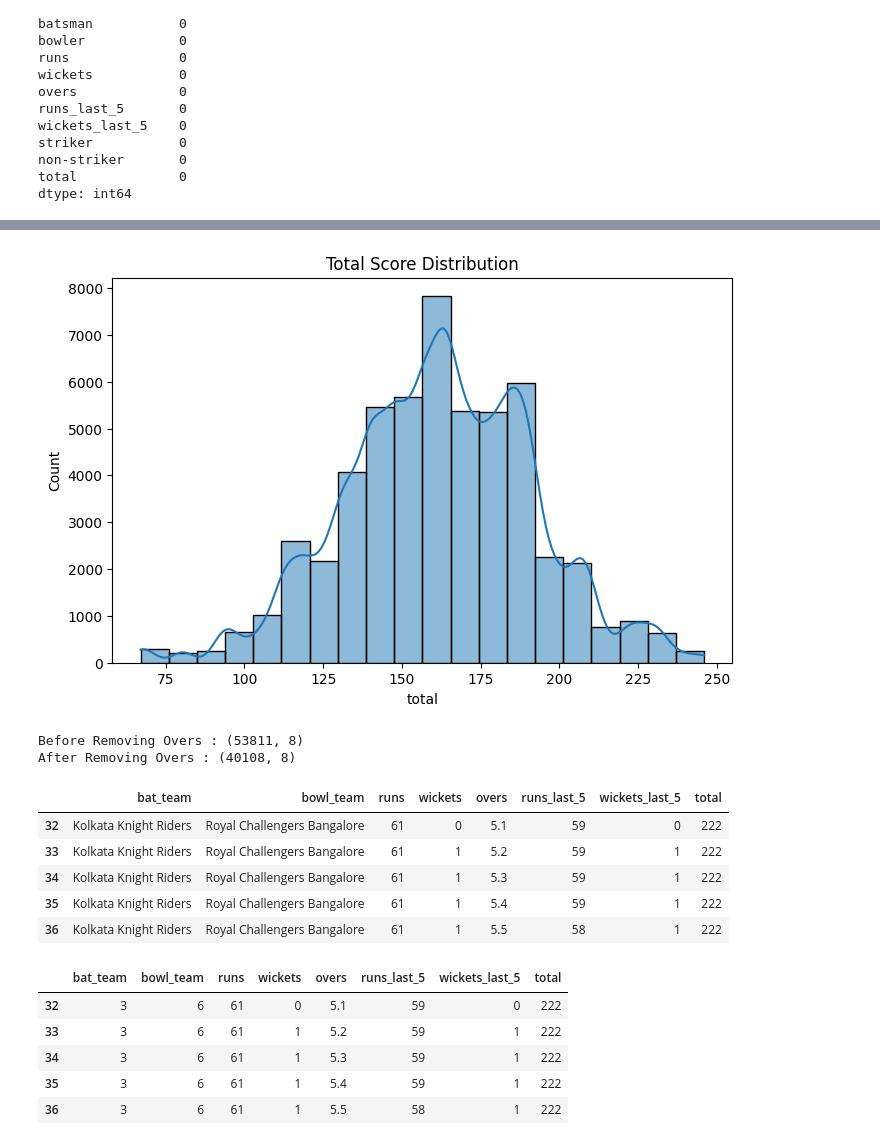
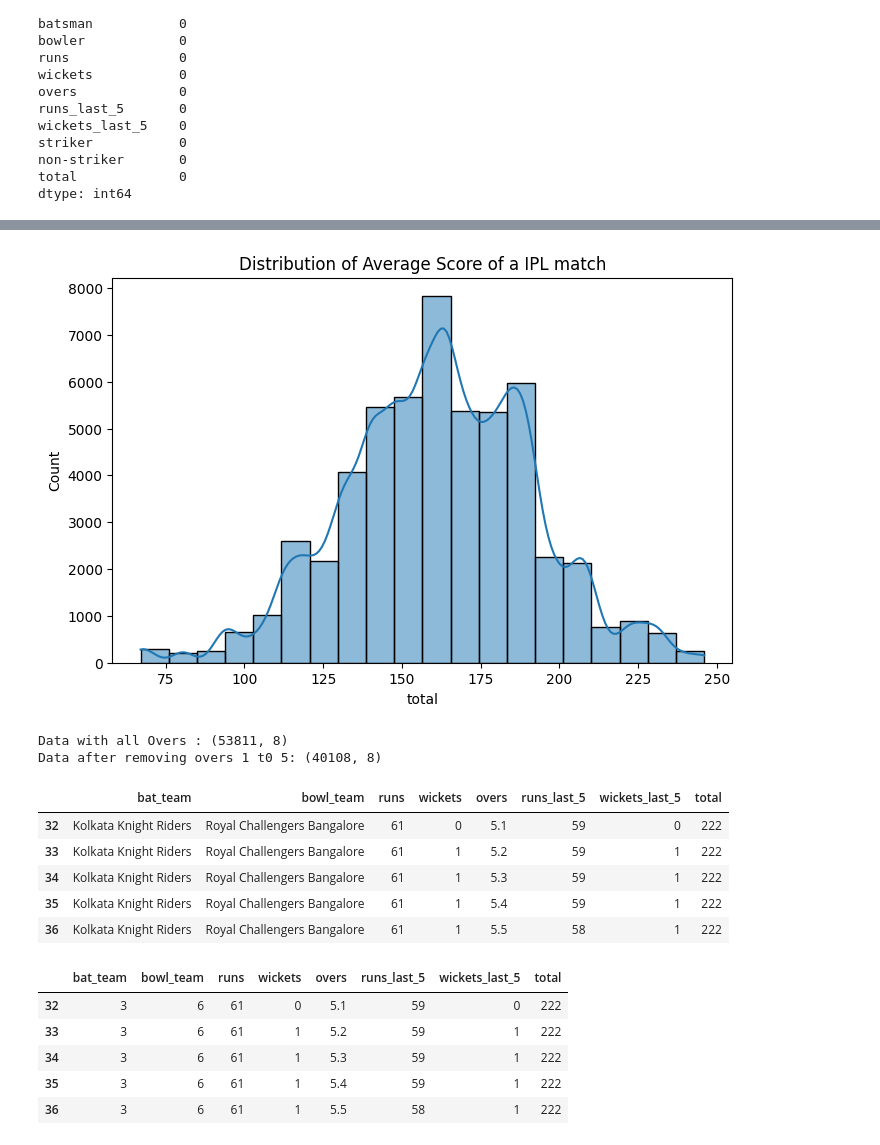
Before and after one commit to Chinmay1031/Business-Project-in-AI-ML, a Jupyter notebook: notebooks/ML_Model.ipynb, the cells around one changed output, grey strips where cells are left out. Drawn from its saved outputs; the diff is of its cells as text; code cells hidden in the pictures.

```diff
--- a/notebooks/ML_Model.ipynb
+++ b/notebooks/ML_Model.ipynb
@@ -20,7 +20,7 @@ from sklearn.pipeline import Pipeline
 from sklearn.metrics import r2_score, mean_absolute_error, mean_squared_error
 from sklearn.pipeline import Pipeline
 # %%
-df = pd.read_csv('ipl_data.csv')
+df = pd.read_csv('/Users/chinmaybandekar/Documents/Projects/Business-Project-in-AI-ML-1/Business-Project-in-AI-ML/dataset/ipl_data.csv')
 # %%
 df.head(5)
 # %% [output]
@@ -91,13 +91,12 @@ dtype: int64
 # %%
 df = df.drop(['mid', 'date','venue','batsman','bowler','striker','non-striker'], axis=1)
 # %%
-top_team_sel = ['Kolkata Knight Riders', 'Chennai Super Kings', 'Rajasthan Royals',
+sel_team = ['Kolkata Knight Riders', 'Chennai Super Kings', 'Rajasthan Royals',
               'Mumbai Indians', 'Kings XI Punjab', 'Royal Challengers Bangalore',
               'Delhi Daredevils', 'Sunrisers Hyderabad']
 # %%
-print(f'Before Removing Inconsistent Teams : {df.shape}')
-df = df[(df['bat_team'].isin(top_team_sel)) & (df['bowl_team'].isin(top_team_sel))]
-print(f'After Removing Irrelevant Columns : {df.shape}')
-print(f"Consistent Teams : \n{df['bat_team'].unique()}")
-df.head()
+print(f'Before Removing Teams which were not consistent: {df.shape}')
+df = df[(df['bat_team'].isin(sel_team)) & (df['bowl_team'].isin(sel_team))]
+print(f'After Removing eams which were not consistent : {df.shape}')
+print(f"Top Teams: \n{df['bat_team'].unique()}")
 # %% [output]
@@ -116,18 +118,18 @@ Consistent Teams :
 # %%
 plt.figure(figsize=(8,5))
 sns.histplot(df['total'], bins=20, kde=True)
-plt.title("Total Score Distribution")
+plt.title("Distribution of Average Score of a IPL match")
 plt.show()
 # %% [output]
-[figure, old version]
+[figure, new version]
 # %%
-print(f'Before Removing Overs : {df.shape}')
+print(f'Data with all Overs : {df.shape}')
 df = df[df['overs'] >= 5.0]
-print(f'After Removing Overs : {df.shape}')
+print(f'Data after removing overs 1 t0 5: {df.shape}')
 df.head()
 # %% [output]
-Before Removing Overs : (53811, 8)
-After Removing Overs : (40108, 8)
+Data with all Overs : (53811, 8)
+Data after removing overs 1 t0 5: (40108, 8)
 |  | bat_team | bowl_team | runs | wickets | overs | runs_last_5 | wickets_last_5 | total |
 | 32 | Kolkata Knight Riders | Royal Challengers Bangalore | 61 | 0 | 5.1 | 59 | 0 | 222 |
 | 33 | Kolkata Knight Riders | Royal Challengers Bangalore | 61 | 1 | 5.2 | 59 | 1 | 222 |
```
Also changed, not shown: parts of 20 cells of this notebook, 1 other file.
